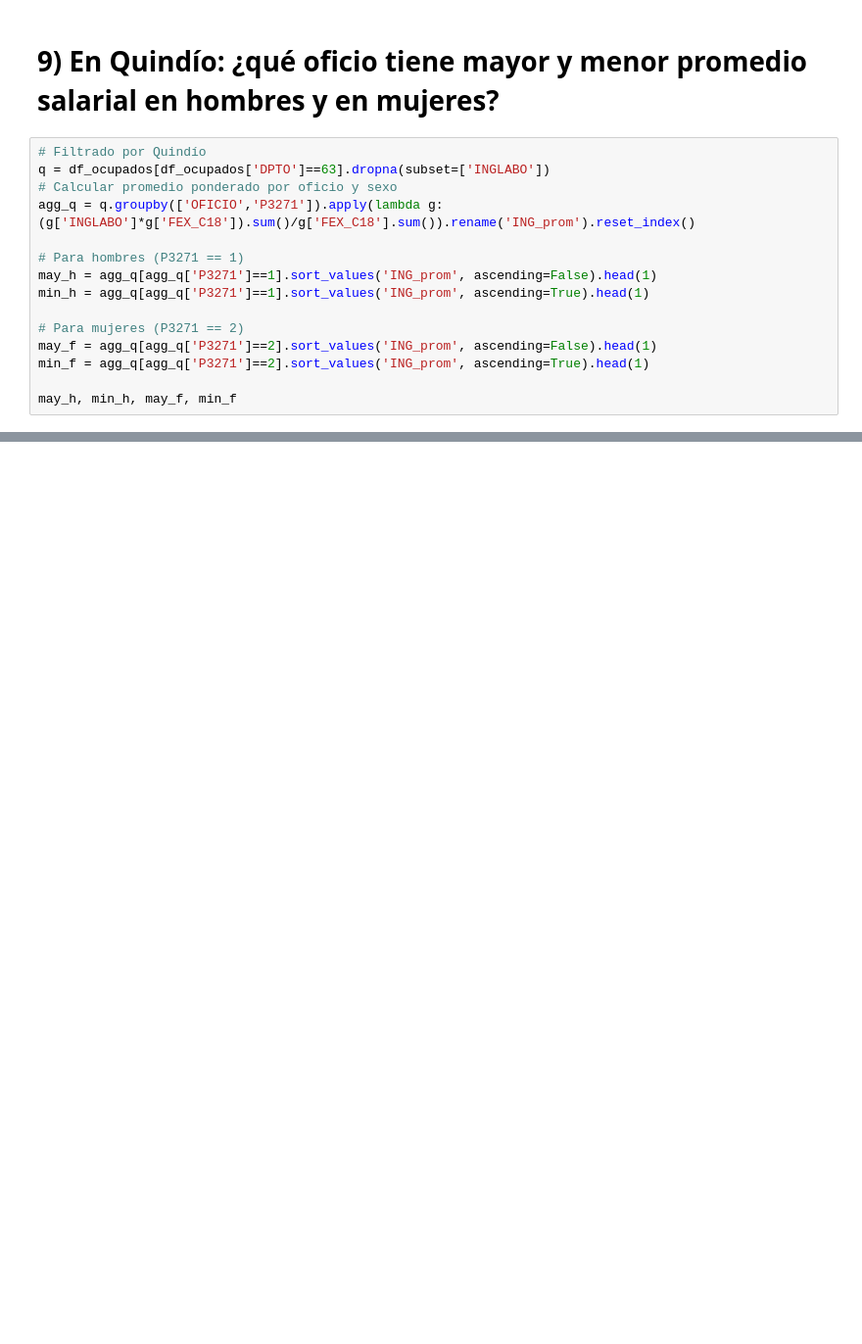
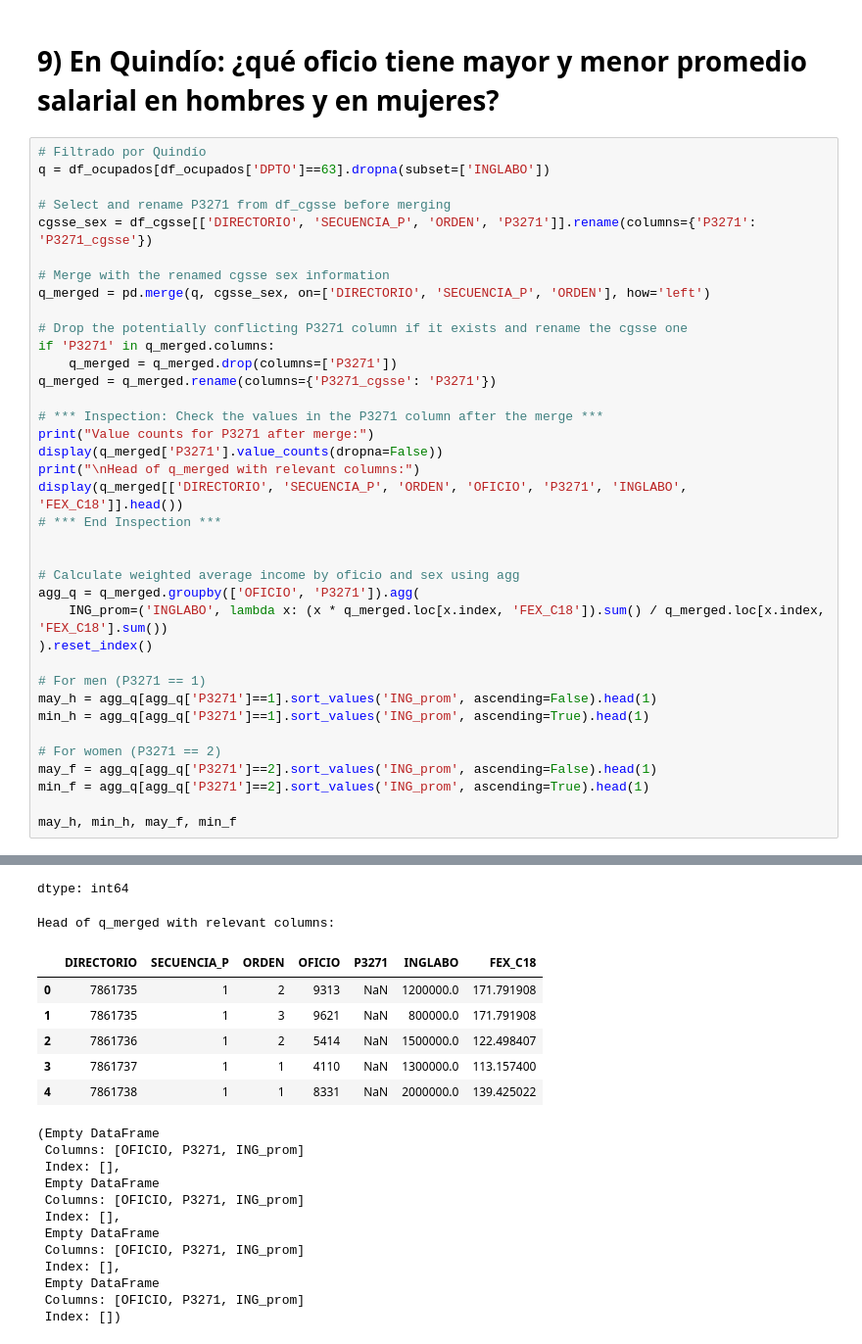
Before and after one commit to KHNdeaf/Repositorio-electiva, a Jupyter notebook: talleres/Taller_GEIH_2025_.ipynb, the cells around one changed output, grey strips where cells are left out. Shown at 98% size. Drawn from its saved outputs; the diff is of its cells as text; blank space fills up the shorter version.

```diff
--- a/talleres/Taller_GEIH_2025_.ipynb
+++ b/talleres/Taller_GEIH_2025_.ipynb
@@ -555,15 +769,38 @@ print(df_ocupados['OFICIO'].unique())
 # %%
 # Filtrado por Quindío
 q = df_ocupados[df_ocupados['DPTO']==63].dropna(subset=['INGLABO'])
-# Calcular promedio ponderado por oficio y sexo
-agg_q = q.groupby(['OFICIO','P3271']).apply(lambda g: (g['INGLABO']*g['FEX_C18']).sum()/g['FEX_C18'].sum()).rename('ING_prom').reset_index()
 
-# Para hombres (P3271 == 1)
+# Select and rename P3271 from df_cgsse before merging
+cgsse_sex = df_cgsse[['DIRECTORIO', 'SECUENCIA_P', 'ORDEN', 'P3271']].rename(columns={'P3271': 'P3271_cgsse'})
+
+# Merge with the renamed cgsse sex information
+q_merged = pd.merge(q, cgsse_sex, on=['DIRECTORIO', 'SECUENCIA_P', 'ORDEN'], how='left')
+
+# Drop the potentially conflicting P3271 column if it exists and rename the cgsse one
+if 'P3271' in q_merged.columns:
+    q_merged = q_merged.drop(columns=['P3271'])
+q_merged = q_merged.rename(columns={'P3271_cgsse': 'P3271'})
+
+# *** Inspection: Check the values in the P3271 column after the merge ***
+print("Value counts for P3271 after merge:")
+display(q_merged['P3271'].value_counts(dropna=False))
+print("\nHead of q_merged with relevant columns:")
+display(q_merged[['DIRECTORIO', 'SECUENCIA_P', 'ORDEN', 'OFICIO', 'P3271', 'INGLABO', 'FEX_C18']].head())
+# *** End Inspection ***
+
+
+# Calculate weighted average income by oficio and sex using agg
+agg_q = q_merged.groupby(['OFICIO', 'P3271']).agg(
+    ING_prom=('INGLABO', lambda x: (x * q_merged.loc[x.index, 'FEX_C18']).sum() / q_merged.loc[x.index, 'FEX_C18'].sum())
+).reset_index()
+
+# For men (P3271 == 1)
 may_h = agg_q[agg_q['P3271']==1].sort_values('ING_prom', ascending=False).head(1)
 min_h = agg_q[agg_q['P3271']==1].sort_values('ING_prom', ascending=True).head(1)
 
-# Para mujeres (P3271 == 2)
+# For women (P3271 == 2)
 may_f = agg_q[agg_q['P3271']==2].sort_values('ING_prom', ascending=False).head(1)
 min_f = agg_q[agg_q['P3271']==2].sort_values('ING_prom', ascending=True).head(1)
 
 may_h, min_h, may_f, min_f
+# %% [output]
@@ -570,2 +811,22 @@ may_h, min_h, may_f, min_f
+dtype: int64
+Head of q_merged with relevant columns:
+|  | DIRECTORIO | SECUENCIA_P | ORDEN | OFICIO | P3271 | INGLABO | FEX_C18 |
+| 0 | 7861735 | 1 | 2 | 9313 | NaN | 1200000.0 | 171.791908 |
+| 1 | 7861735 | 1 | 3 | 9621 | NaN | 800000.0 | 171.791908 |
+| 2 | 7861736 | 1 | 2 | 5414 | NaN | 1500000.0 | 122.498407 |
+| 3 | 7861737 | 1 | 1 | 4110 | NaN | 1300000.0 | 113.157400 |
+| 4 | 7861738 | 1 | 1 | 8331 | NaN | 2000000.0 | 139.425022 |
+(Empty DataFrame
+ Columns: [OFICIO, P3271, ING_prom]
+ Index: [],
+ Empty DataFrame
+ Columns: [OFICIO, P3271, ING_prom]
+ Index: [],
+ Empty DataFrame
+ Columns: [OFICIO, P3271, ING_prom]
+ Index: [],
+ Empty DataFrame
+ Columns: [OFICIO, P3271, ING_prom]
+ Index: [])
 # %%
 print(q.columns)
```
Also changed, not shown: parts of 40 cells of this notebook.
